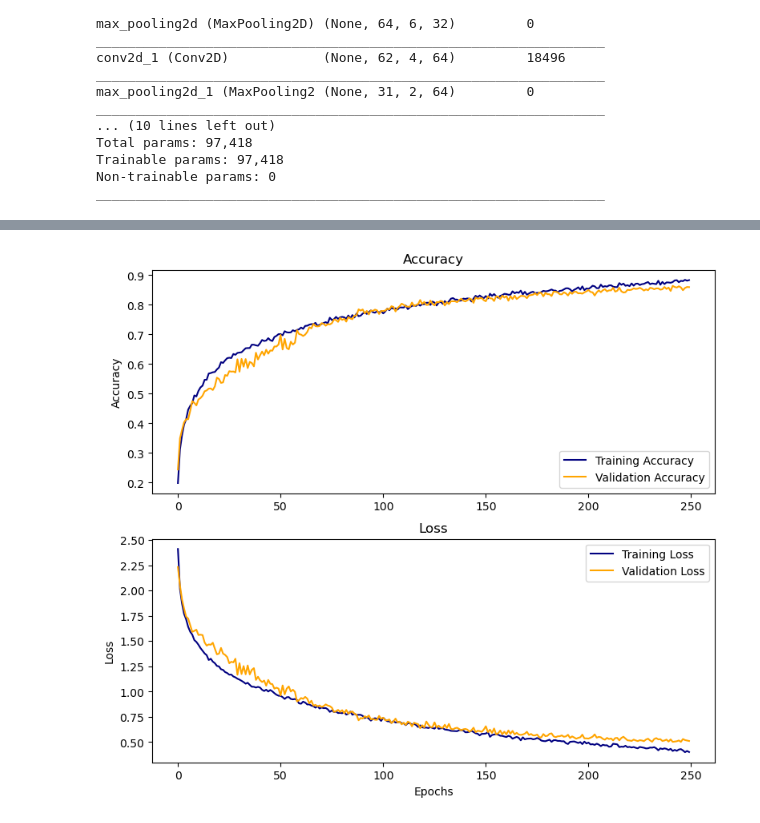
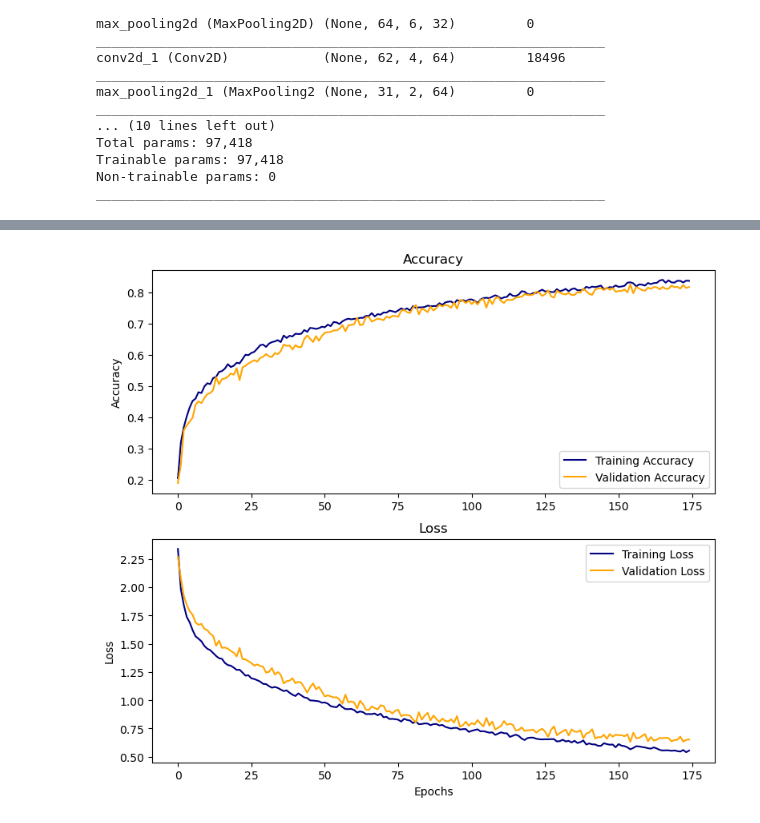
Before and after one commit to SabaaN/Music-Genre-Classifier, a Jupyter notebook: model.ipynb, the cells around one changed output, grey strips where cells are left out. Cells and saved outputs as stored; diff of their text form; code cells hidden in the pictures.

```diff
--- a/model.ipynb
+++ b/model.ipynb
@@ -716,7 +709,7 @@ Test Accuracy: 0.8234312534332275
 # %%
-plot_history(hist_cnn2)
+plot_history(hist_cnn3)
 # %% [output]
-[figure, old version]
+[figure, new version]
 # %%
 plot_confusion_matrix(model_cnn3, X_test_cnn, y_test)
 # %% [output]
```
Also changed, not shown: parts of 47 cells of this notebook, 4 other files.
